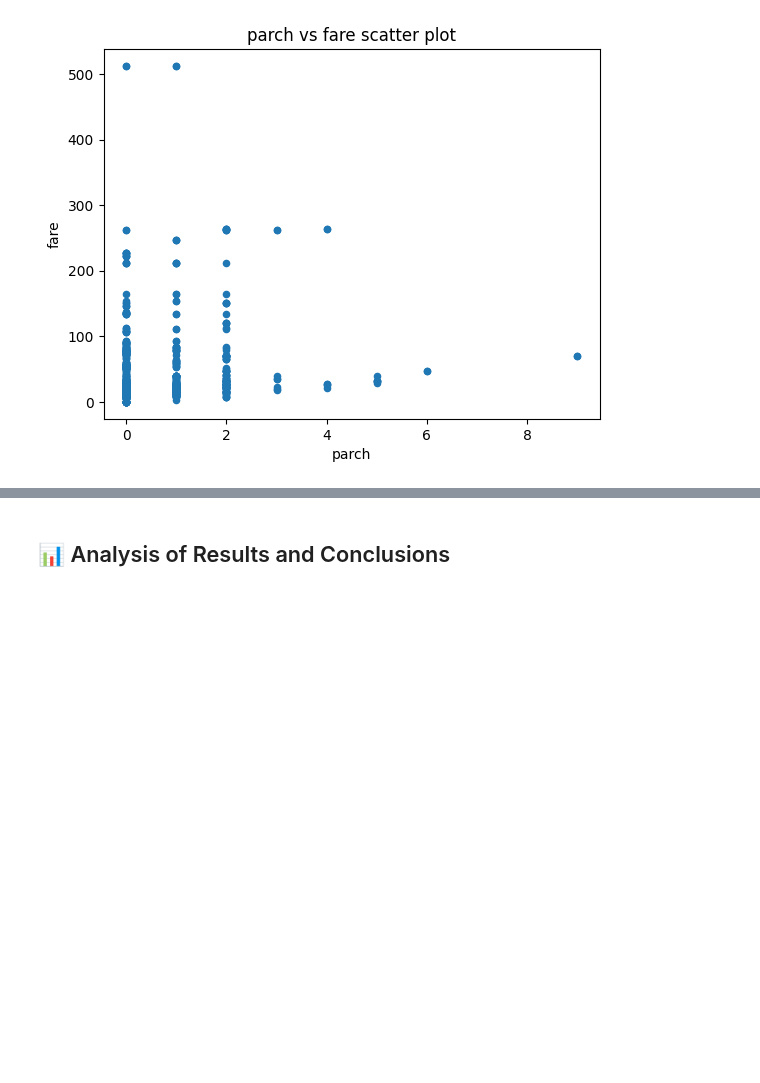
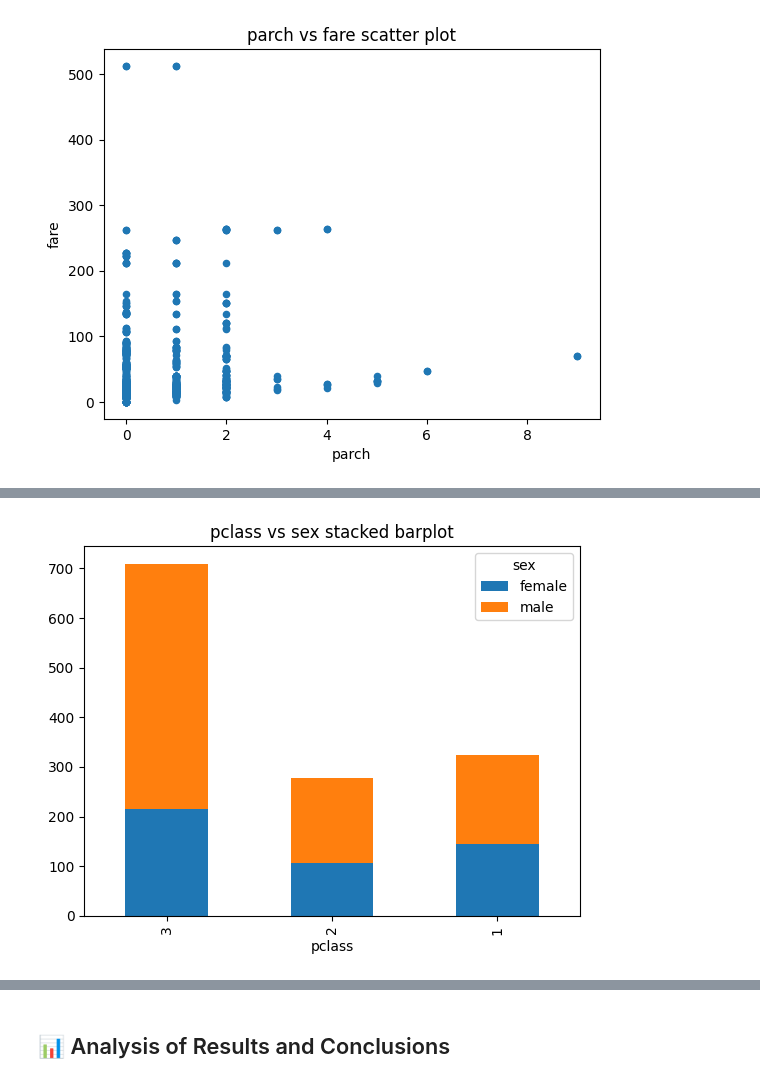
Before and after one commit to JoseRZapata/demo-data-science-template, a Jupyter notebook: notebooks/3-analysis/02-jrz-data_description_Manual-pandas-2024_10_24.ipynb, the cells around one changed output, grey strips where cells are left out. Saved outputs shown, nothing was run; the diff lists cells and outputs as text; code cells hidden in the pictures; blank space fills up the shorter version.

Commit message:
⚗️ bivariate plots

```diff
--- a/notebooks/3-analysis/02-jrz-data_description_Manual-pandas-2024_10_24.ipynb
+++ b/notebooks/3-analysis/02-jrz-data_description_Manual-pandas-2024_10_24.ipynb
@@ -749,0 +754,9 @@ titanic_df.plot(
+# %%
+column_1 = "pclass"
+column_2 = "sex"
+
+(
+    pd.crosstab(titanic_df[column_1], titanic_df[column_2], margins=True)
+    .style.background_gradient(cmap="coolwarm")
+    .set_caption(f"{column_1} vs {column_2} Heatmap")
+)
@@ -749,0 +771,8 @@ titanic_df.plot(
+# %%
+(
+    pd.crosstab(titanic_df[column_1], titanic_df[column_2]).plot(
+        kind="bar", stacked=True, title=f"{column_1} vs {column_2} stacked barplot"
+    )
+);
+# %% [output]
+[figure, added]
```
Also changed, not shown: parts of 52 cells of this notebook.
